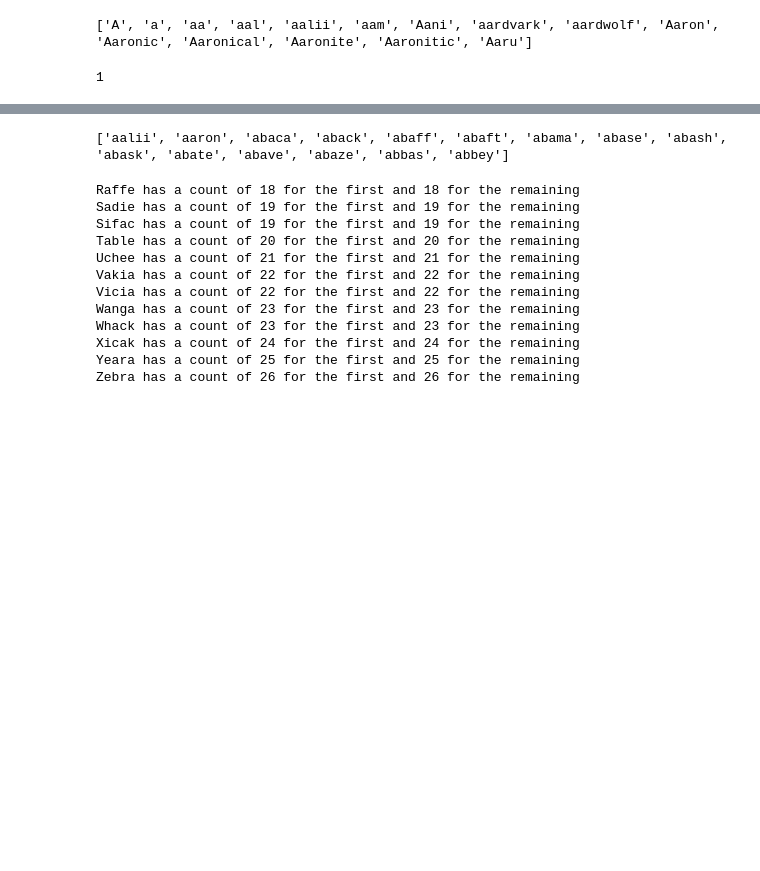
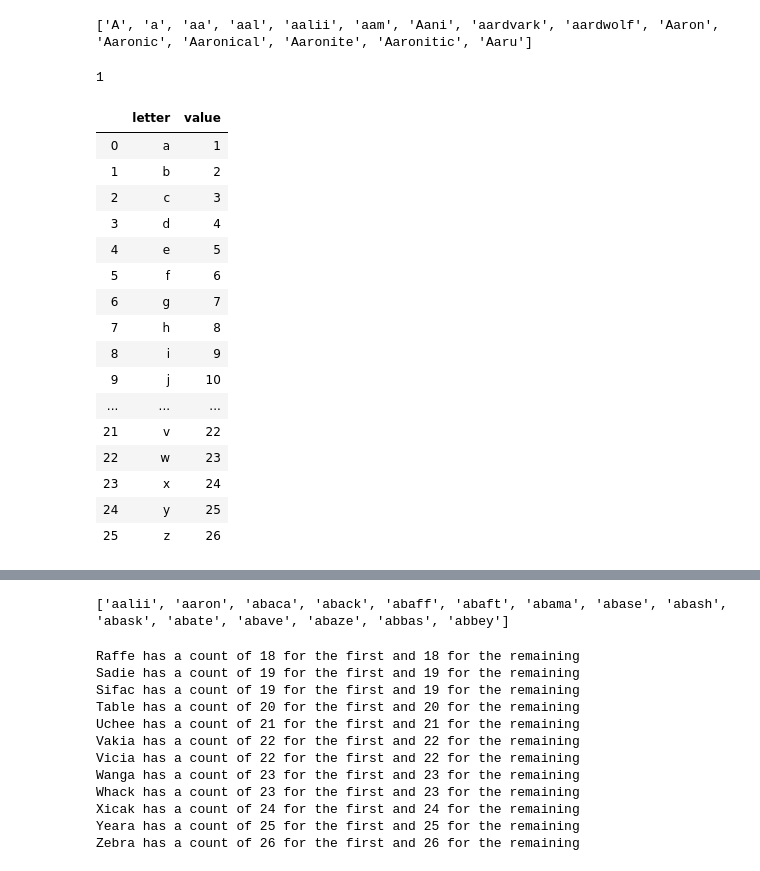
Before and after one commit to CameronGTaylor/python-exercises, a Jupyter notebook: NPR exercise.ipynb, the cells around one changed output, grey strips where cells are left out. Saved outputs shown, nothing was run; the diff lists cells and outputs as text; code cells hidden in the pictures; blank space fills up the shorter version.

```diff
--- a/NPR exercise.ipynb
+++ b/NPR exercise.ipynb
@@ -19,3 +19,23 @@ alphabet.index('b')
 1
 # %%
 letter_val = pd.DataFrame({'letter': alphabet, 'value': num_val})
+# %%
+letter_val
+# %% [output]
+|  | letter | value |
+| 0 | a | 1 |
+| 1 | b | 2 |
+| 2 | c | 3 |
+| 3 | d | 4 |
+| 4 | e | 5 |
+| 5 | f | 6 |
+| 6 | g | 7 |
+| 7 | h | 8 |
+| 8 | i | 9 |
+| 9 | j | 10 |
+| ... | ... | ... |
+| 21 | v | 22 |
+| 22 | w | 23 |
+| 23 | x | 24 |
+| 24 | y | 25 |
+| 25 | z | 26 |
```
Also changed, not shown: parts of 9 cells of this notebook, 1 other file.
